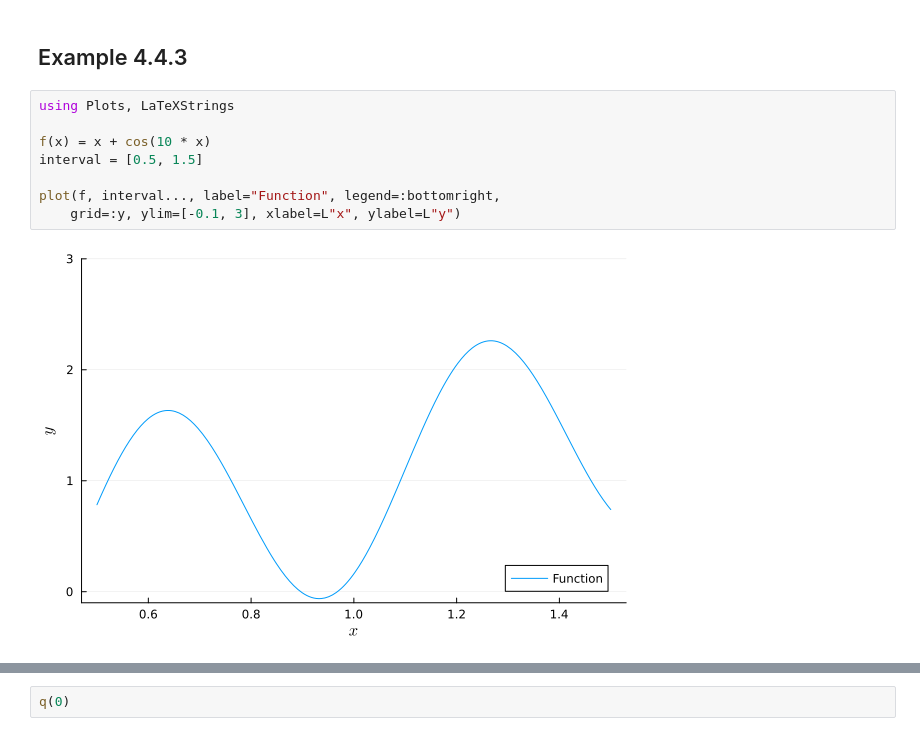
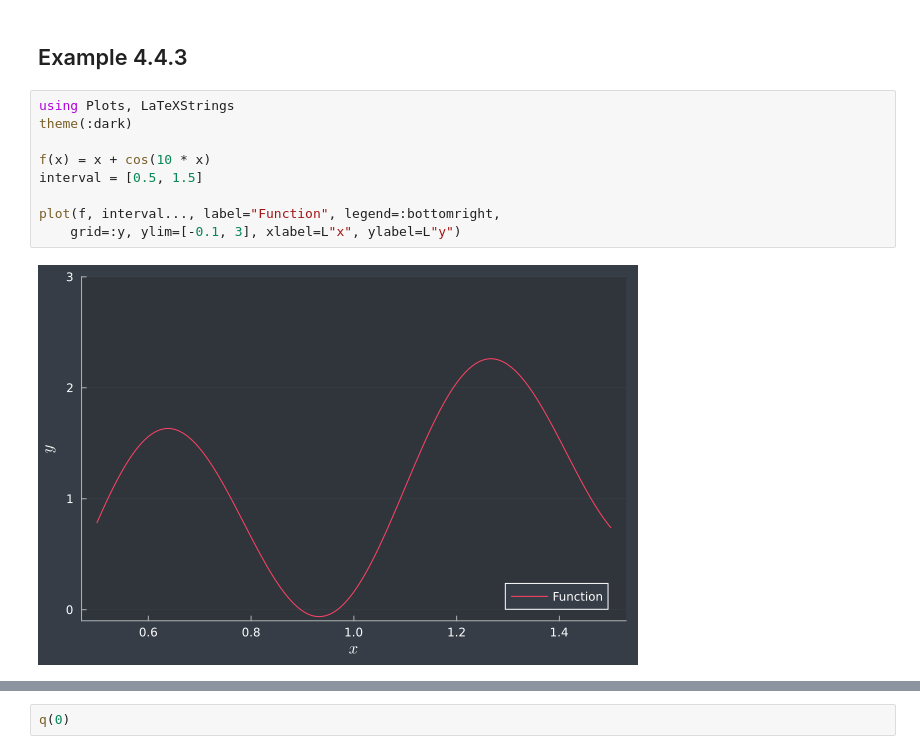
Before and after one commit to wxianghao/fnc, a Jupyter notebook: demos/section4-4.ipynb, the cells around one changed output, grey strips where cells are left out. Drawn from its saved outputs; the diff is of its cells as text.

```diff
--- a/demos/section4-4.ipynb
+++ b/demos/section4-4.ipynb
@@ -86,14 +52,15 @@ pretty_table( (iter=eachindex(ϵ), ϵ, logerr, ratios);
 ## Example 4.4.3
 # %%
 using Plots, LaTeXStrings
+theme(:dark)
 
 f(x) = x + cos(10 * x)
 interval = [0.5, 1.5]
 
 plot(f, interval..., label="Function", legend=:bottomright,
     grid=:y, ylim=[-0.1, 3], xlabel=L"x", ylabel=L"y")
 # %% [output]
-[figure, old version]
+[figure, new version]
 # %%
 x = [0.8, 1.2, 1]
 y = @. f(x)
```
Also changed, not shown: parts of 16 cells of this notebook, 11 other files.
